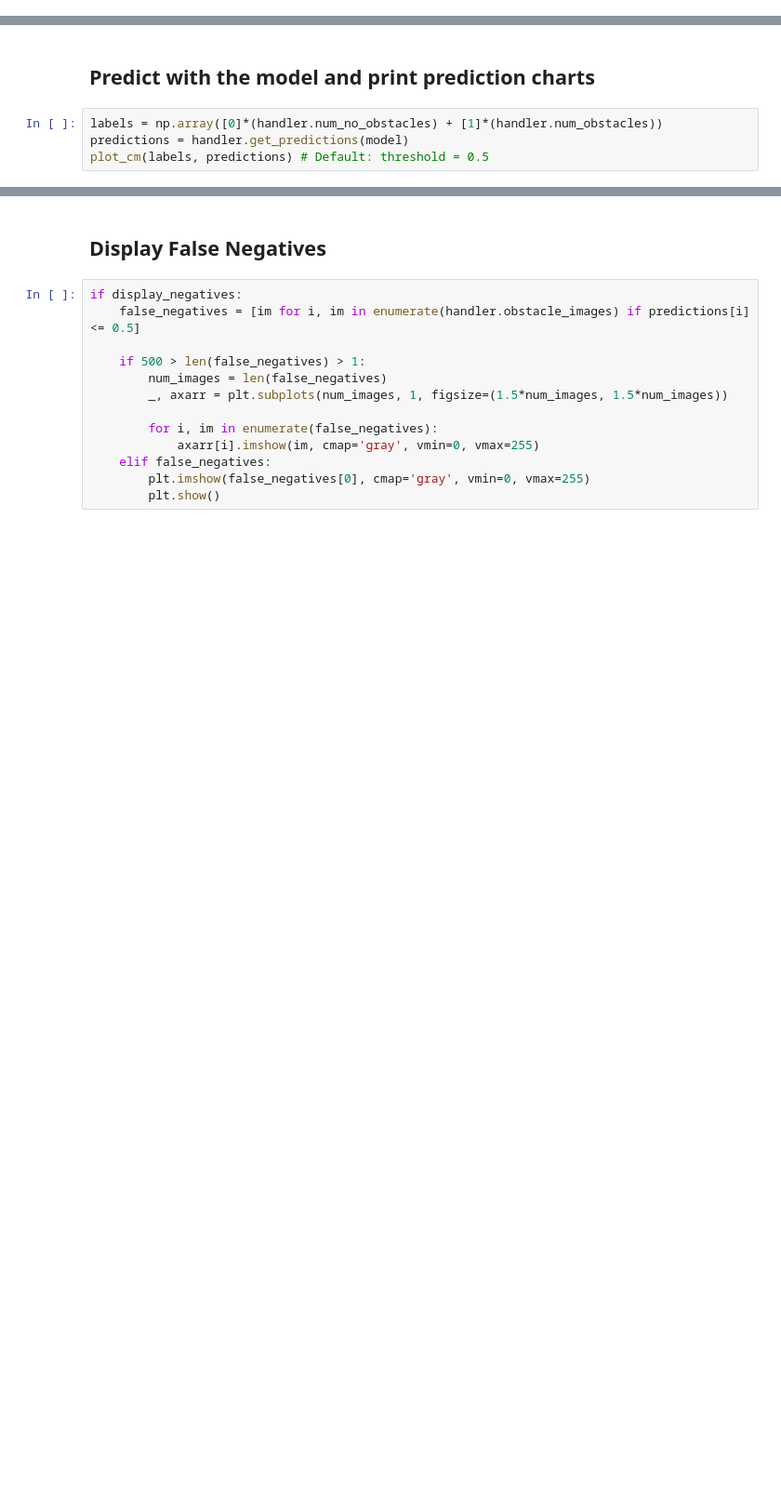
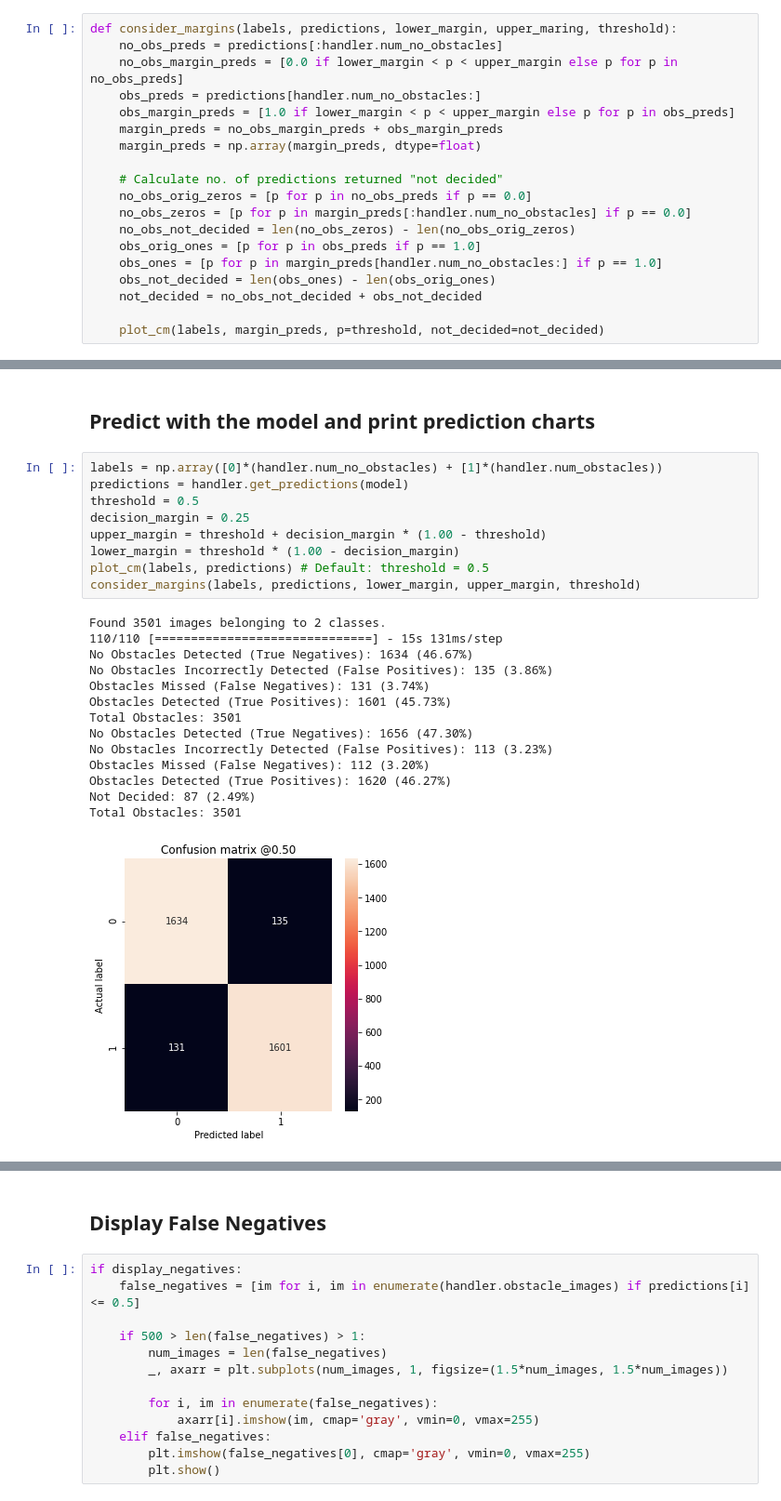
Before and after one commit to dnrevital/DL_utils, a Jupyter notebook: model_evaluation.ipynb, the cells around one changed output, grey strips where cells are left out. Shown: that part at 93% size. Saved outputs shown, nothing was run; the diff lists cells and outputs as text; blank space fills up the shorter version.

Commit message:
finsl version for this JIRA task including analysis of "not decided" range

```diff
--- a/model_evaluation.ipynb
+++ b/model_evaluation.ipynb
@@ -261,3 +265,22 @@ type(cm)
+# %%
+def consider_margins(labels, predictions, lower_margin, upper_maring, threshold):
+    no_obs_preds = predictions[:handler.num_no_obstacles]
+    no_obs_margin_preds = [0.0 if lower_margin < p < upper_margin else p for p in no_obs_preds]
+    obs_preds = predictions[handler.num_no_obstacles:]
+    obs_margin_preds = [1.0 if lower_margin < p < upper_margin else p for p in obs_preds]
+    margin_preds = no_obs_margin_preds + obs_margin_preds
+    margin_preds = np.array(margin_preds, dtype=float)
+
+    # Calculate no. of predictions returned "not decided"
+    no_obs_orig_zeros = [p for p in no_obs_preds if p == 0.0]
+    no_obs_zeros = [p for p in margin_preds[:handler.num_no_obstacles] if p == 0.0]
+    no_obs_not_decided = len(no_obs_zeros) - len(no_obs_orig_zeros)
+    obs_orig_ones = [p for p in obs_preds if p == 1.0]
+    obs_ones = [p for p in margin_preds[handler.num_no_obstacles:] if p == 1.0]
+    obs_not_decided = len(obs_ones) - len(obs_orig_ones)
+    not_decided = no_obs_not_decided + obs_not_decided
+
+    plot_cm(labels, margin_preds, p=threshold, not_decided=not_decided)
 # %% [markdown]
 ## Main
 # %%
@@ -292,4 +324,24 @@ print()
 # %%
 labels = np.array([0]*(handler.num_no_obstacles) + [1]*(handler.num_obstacles))
 predictions = handler.get_predictions(model)
+threshold = 0.5
+decision_margin = 0.25
+upper_margin = threshold + decision_margin * (1.00 - threshold)
+lower_margin = threshold * (1.00 - decision_margin)
 plot_cm(labels, predictions) # Default: threshold = 0.5
+consider_margins(labels, predictions, lower_margin, upper_margin, threshold)
+# %% [output]
+Found 3501 images belonging to 2 classes.
+110/110 [==============================] - 15s 131ms/step
+No Obstacles Detected (True Negatives): 1634 (46.67%)
+No Obstacles Incorrectly Detected (False Positives): 135 (3.86%)
+Obstacles Missed (False Negatives): 131 (3.74%)
+Obstacles Detected (True Positives): 1601 (45.73%)
+Total Obstacles: 3501
+No Obstacles Detected (True Negatives): 1656 (47.30%)
+No Obstacles Incorrectly Detected (False Positives): 113 (3.23%)
+Obstacles Missed (False Negatives): 112 (3.20%)
+Obstacles Detected (True Positives): 1620 (46.27%)
+Not Decided: 87 (2.49%)
+Total Obstacles: 3501
+[figure, added]
```
Also changed, not shown: parts of 14 cells of this notebook.
